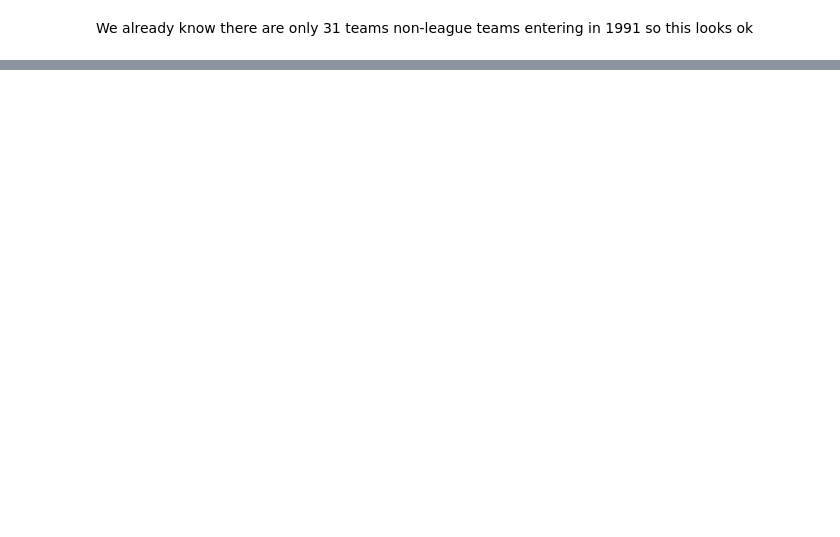
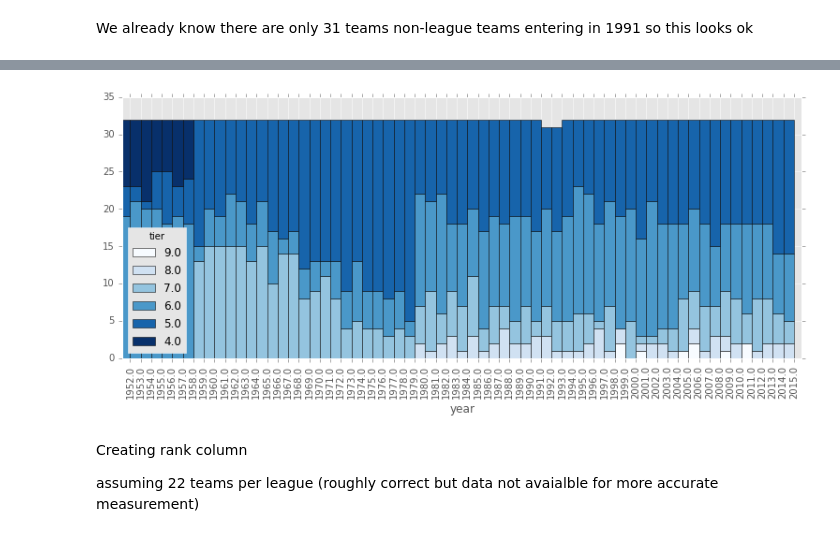
Before and after one commit to david-macleod/facup, a Jupyter notebook: 02_merge/04_facup_nl_merge_all_tier_update.ipynb, the cells around one changed output, grey strips where cells are left out. Drawn from its saved outputs; the diff is of its cells as text; code cells hidden in the pictures; blank space fills up the shorter version.

```diff
--- a/02_merge/04_facup_nl_merge_all_tier_update.ipynb
+++ b/02_merge/04_facup_nl_merge_all_tier_update.ipynb
@@ -61,0 +404,22 @@ dtype: int64
+# %%
+nl_all['tier'] = np.where(nl_all.year < 1959, nl_all.tier - 1, nl_all.tier)
+# %%
+group2 = nl_all.groupby(['year','tier']).size().unstack()
+#reversing columns order
+group2 = group2[group2.columns[::-1]]
+
+group2.plot(kind='bar',
+           figsize=(13,5),
+           width=1,
+           stacked=True,
+           colormap = 'Blues',
+           edgecolor='black',
+           legend=True)
+
+plt.show()
+# %% [output]
+[figure, added]
+# %% [markdown]
+Creating rank column
+
+assuming 22 teams per league (roughly correct but data not avaialble for more accurate measurement)
```
Also changed, not shown: parts of 45 cells of this notebook, 8 other files.
